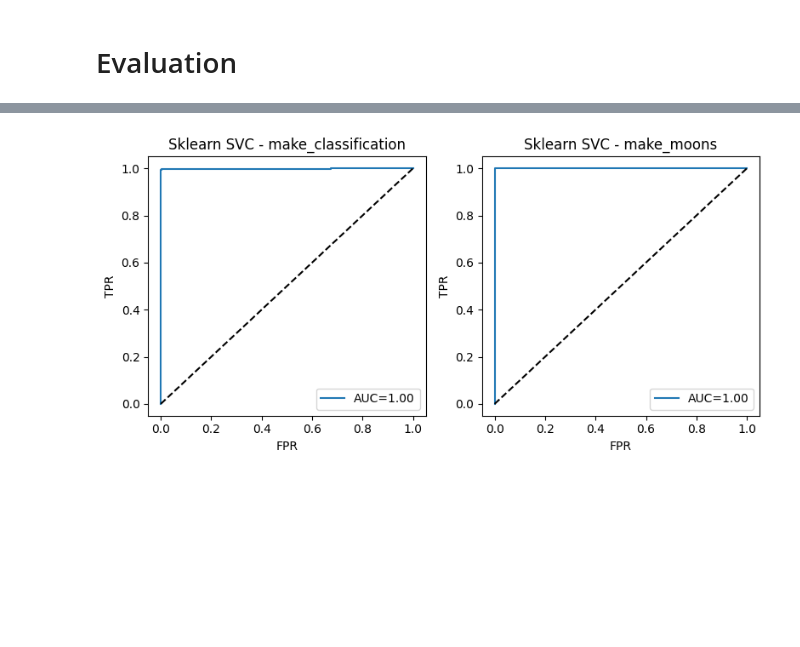
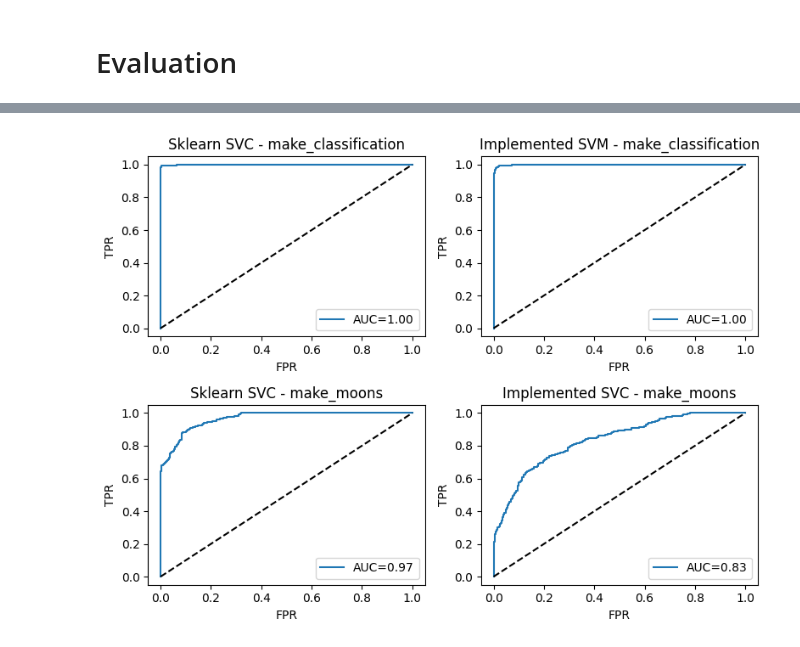
Before and after one commit to adamzsl/machine-learning, a Jupyter notebook: SVM/svm.ipynb, the cells around one changed output, grey strips where cells are left out. Drawn from its saved outputs; the diff is of its cells as text; code cells hidden in the pictures; blank space fills up the shorter version.

```diff
--- a/SVM/svm.ipynb
+++ b/SVM/svm.ipynb
@@ -67,0 +100,4 @@ def plot_decision_boundary_clf(X, y, clf, title=""):
+# %%
+K = X_train_scaled @ X_train_scaled.T
+Y = y_train_scaled.reshape(-1, 1) @ y_train_scaled.reshape(-1, 1).T
+K.shape, Y.shape
@@ -67,0 +187,3 @@ def plot_decision_boundary_clf(X, y, clf, title=""):
+# %%
+model = train_impl_svm(X_train_scaled, y_train)
+model_moons = train_impl_svm(Xm_train_scaled, ym_train)
@@ -70,11 +215,11 @@ def plot_decision_boundary_clf(X, y, clf, title=""):
 # %%
-clf = make_pipeline(StandardScaler(), SVC(gamma='auto'))
+clf = make_pipeline(StandardScaler(), SVC(kernel='linear'))
 clf.fit(X_train, y_train)
 y_pred_skl = clf.predict(X_test)
 y_score_skl = clf.decision_function(X_test)
 accuracy_skl = accuracy_score(y_test, y_pred_skl)
 
-clfm = make_pipeline(StandardScaler(), SVC(gamma='auto'))
+clfm = make_pipeline(StandardScaler(), SVC(kernel='linear'))
 clfm.fit(Xm_train, ym_train)
 ym_pred_skl = clfm.predict(Xm_test)
 ym_score_skl = clfm.decision_function(Xm_test)
@@ -145,27 +315,47 @@ sensitivity: 1.0
 fpr_skl, tpr_skl, _ = roc_curve(y_test, y_score_skl)
 auc_skl = auc(fpr_skl, tpr_skl)
 
+fpr_impl, tpr_impl, _ = roc_curve(y_test_scaled, y_score_impl)
+auc_impl = auc(fpr_impl, tpr_impl)
+
 # make_moons
 fpr_skl_m, tpr_skl_m, _ = roc_curve(ym_test, ym_score_skl)
 auc_skl_m = auc(fpr_skl_m, tpr_skl_m)
+
+fpr_impl_m, tpr_impl_m, _ = roc_curve(ym_test_scaled, y_score_impl_moons)
+auc_impl_m = auc(fpr_impl_m, tpr_impl_m)
 # %%
-fig, axes = plt.subplots(1, 2, figsize=(8,4))
+fig, axes = plt.subplots(2, 2, figsize=(8,6))
 
-axes[0].plot(fpr_skl, tpr_skl, label=f"AUC={auc_skl:.2f}")
-axes[0].plot([0,1],[0,1],'k--')
-axes[0].set_title("Sklearn SVC - make_classification")
-axes[0].set_xlabel("FPR")
-axes[0].set_ylabel("TPR")
-axes[0].legend(loc="lower right")
+axes[0,0].plot(fpr_skl, tpr_skl, label=f"AUC={auc_skl:.2f}")
+axes[0,0].plot([0,1],[0,1],'k--')
+axes[0,0].set_title("Sklearn SVC - make_classification")
+axes[0,0].set_xlabel("FPR")
+axes[0,0].set_ylabel("TPR")
+axes[0,0].legend(loc="lower right")
 
-axes[1].plot(fpr_skl_m, tpr_skl_m, label=f"AUC={auc_skl_m:.2f}")
-axes[1].plot([0,1],[0,1],'k--')
-axes[1].set_title("Sklearn SVC - make_moons")
-axes[1].set_xlabel("FPR")
-axes[1].set_ylabel("TPR")
-axes[1].legend(loc="lower right")
+axes[0,1].plot(fpr_impl, tpr_impl, label=f"AUC={auc_impl:.2f}")
+axes[0,1].plot([0,1],[0,1],'k--')
+axes[0,1].set_title("Implemented SVM - make_classification")
+axes[0,1].set_xlabel("FPR")
+axes[0,1].set_ylabel("TPR")
+axes[0,1].legend(loc="lower right")
+
+axes[1,0].plot(fpr_skl_m, tpr_skl_m, label=f"AUC={auc_skl_m:.2f}")
+axes[1,0].plot([0,1],[0,1],'k--')
+axes[1,0].set_title("Sklearn SVC - make_moons")
+axes[1,0].set_xlabel("FPR")
+axes[1,0].set_ylabel("TPR")
+axes[1,0].legend(loc="lower right")
+
+axes[1,1].plot(fpr_impl_m, tpr_impl_m, label=f"AUC={auc_impl_m:.2f}")
+axes[1,1].plot([0,1],[0,1],'k--')
+axes[1,1].set_title("Implemented SVC - make_moons")
+axes[1,1].set_xlabel("FPR")
+axes[1,1].set_ylabel("TPR")
+axes[1,1].legend(loc="lower right")
 
 plt.tight_layout()
 plt.show()
 # %% [output]
-[figure, old version]
+[figure, new version]
```
Also changed, not shown: parts of 21 cells of this notebook.
